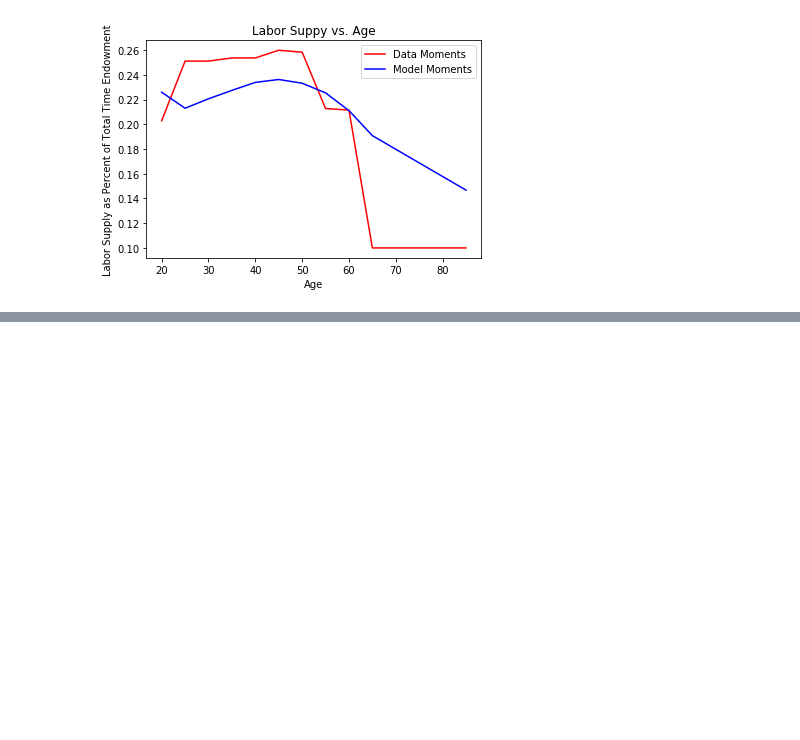
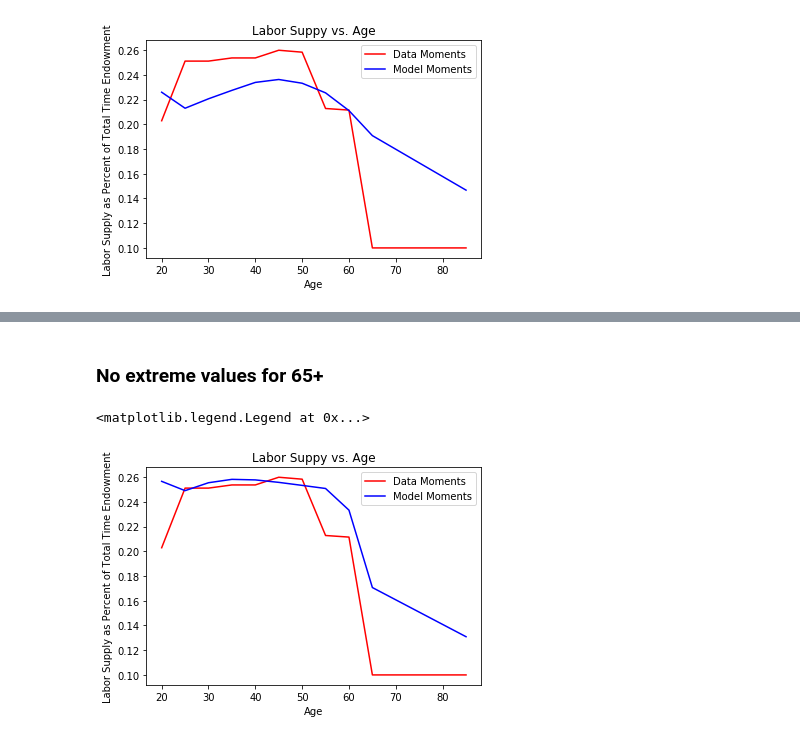
Before and after one commit to keiirizawa/OG-USA, a Jupyter notebook: Chebyshev.ipynb, the cells around one changed output, grey strips where cells are left out. Drawn from its saved outputs; the diff is of its cells as text; code cells hidden in the pictures; blank space fills up the shorter version.

```diff
--- a/Chebyshev.ipynb
+++ b/Chebyshev.ipynb
@@ -366,0 +428,17 @@ plt.legend(loc='upper right')
+# %%
+model_moments = np.array([0.25652928490145555, 0.24901024875668412, 0.25541059793665316, 0.25814811254097775, 0.2576978879131803, 0.2557091462563429, 0.25326525526431526, 0.25076187723085674, 0.23324461739252608, 0.17065594898931932, 0.13089195186057664])
+# %% [markdown]
+### No extreme values for 65+
+# %%
+labor_moments[9] = 0.1
+labor_moments[10] = 0.1
+plt.xlabel('Age')
+plt.ylabel('Labor Supply as Percent of Total Time Endowment')
+plt.title('Labor Suppy vs. Age')
+plt.plot(labels, labor_moments, color = 'r', label = r'Data Moments')
+plt.legend(loc='upper right')
+plt.plot(labels, model_moments, color = 'b', label = r'Model Moments')
+plt.legend(loc='upper right')
+# %% [output]
+<matplotlib.legend.Legend at 0x...>
+[figure, added]
```
Also changed, not shown: parts of 22 cells of this notebook, 4 other files.
